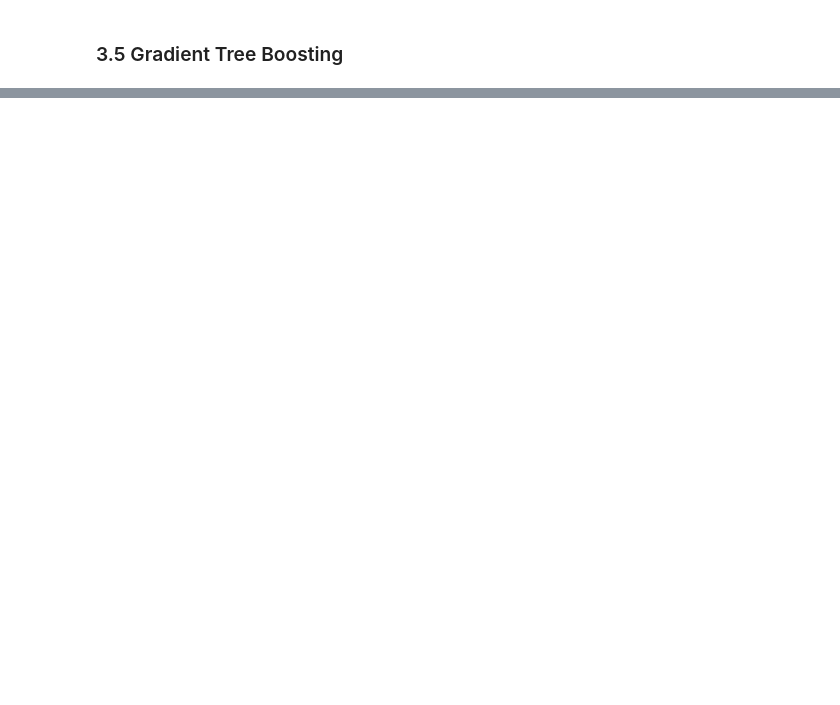
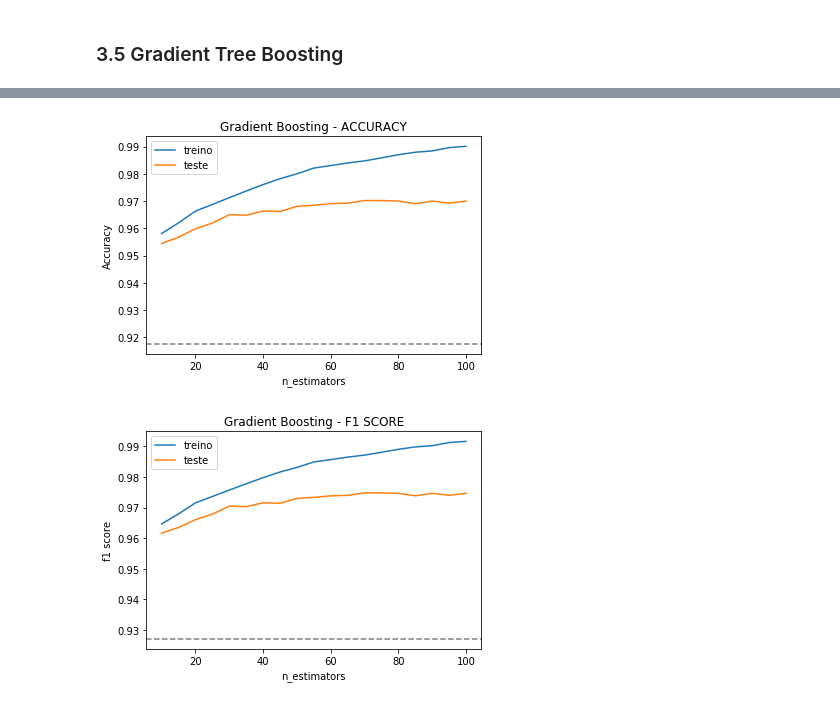
Before and after one commit to vesper-college-assignments/machine-learning, a Jupyter notebook: tp1/tp1_valeria_souza.ipynb, the cells around one changed output, grey strips where cells are left out. Saved outputs shown, nothing was run; the diff lists cells and outputs as text; code cells hidden in the pictures; blank space fills up the shorter version.

```diff
--- a/tp1/tp1_valeria_souza.ipynb
+++ b/tp1/tp1_valeria_souza.ipynb
@@ -637,2 +702,19 @@ F1 best knn (k=5)......................0.852
 # %% [markdown]
 ### 3.5 Gradient Tree Boosting
+# %%
+metrics_gb = {
+    'accuracy_train':[],
+    'precision_train':[],
+    'recall_train':[],
+    'f1_train':[],
+    'accuracy_test':[],
+    'precision_test':[],
+    'recall_test':[],
+    'f1_test':[]
+}
+
+espaco_de_busca = [i for i in range(10,100+1, 5)]
+for estimators in tqdm(espaco_de_busca):
+    gb = Experiment()
+    gb.run_gb(estimators)
+    metrics_gb = save_results(gb, metrics_gb)
@@ -638,0 +723,5 @@ F1 best knn (k=5)......................0.852
+# %%
+plot_results(espaco_de_busca, metrics_gb, baseline, name='Gradient Boosting', parameter='n_estimators')
+# %% [output]
+[figure, added]
+[figure, added]
```
Also changed, not shown: parts of 16 cells of this notebook.
